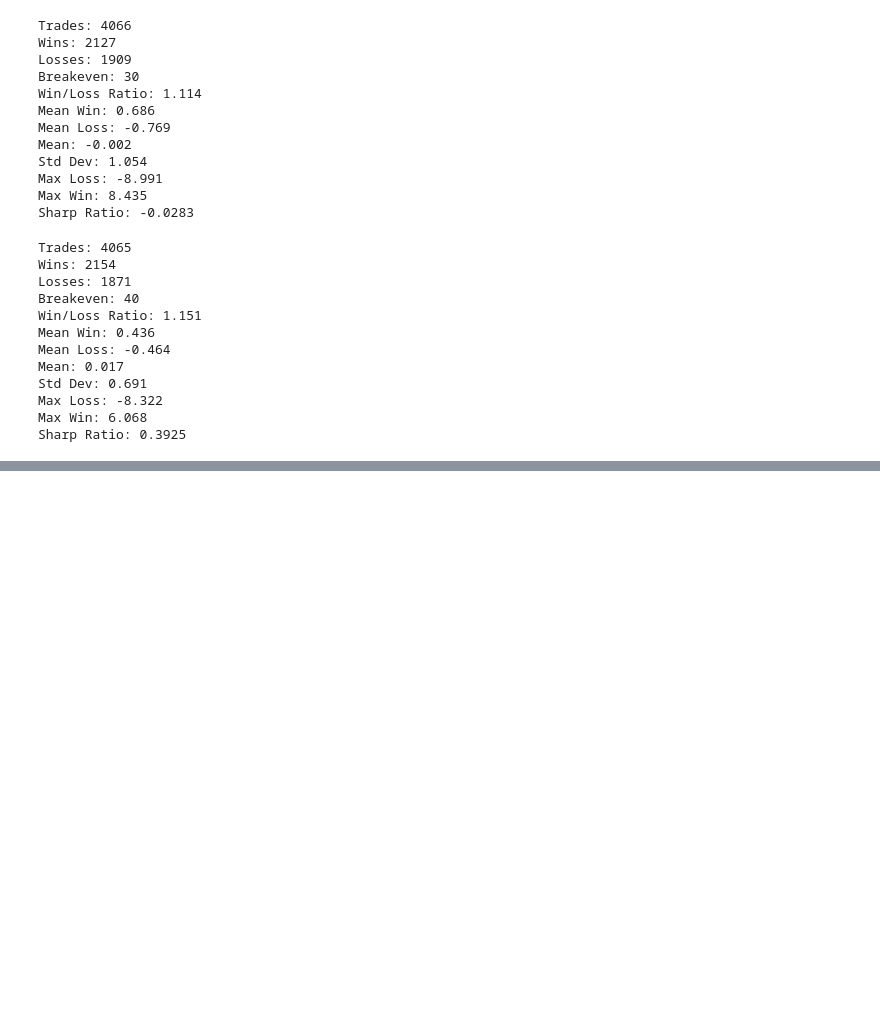
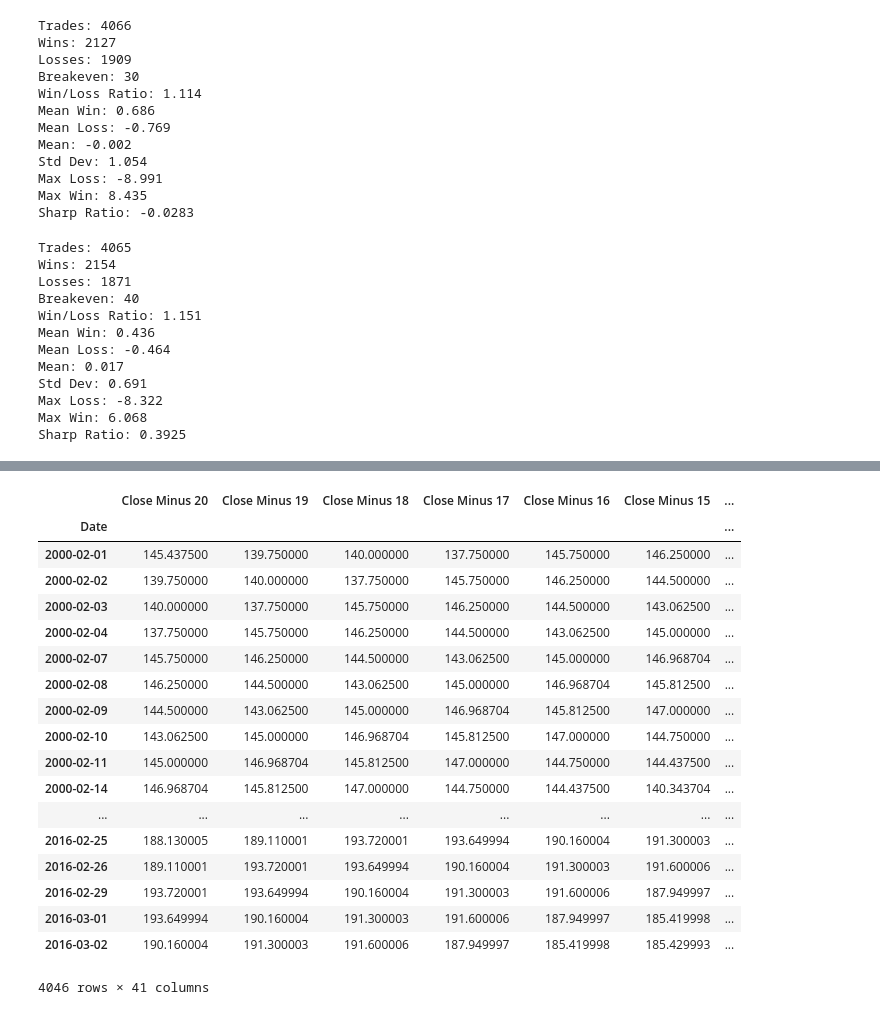
Before and after one commit to bianca4/stockmarketforcasting, a Jupyter notebook: Untitled.ipynb, the cells around one changed output, grey strips where cells are left out. Saved outputs shown, nothing was run; the diff lists cells and outputs as text; code cells hidden in the pictures; blank space fills up the shorter version.

```diff
--- a/Untitled.ipynb
+++ b/Untitled.ipynb
@@ -329,0 +355,23 @@ Sharp Ratio: 0.3925
+# %%
+sp20 = sp20.iloc[:,::-1]
+sp20
+# %% [output]
+|  | Close Minus 20 | Close Minus 19 | Close Minus 18 | Close Minus 17 | Close Minus 16 | Close Minus 15 | ... |
+| Date |  |  |  |  |  |  | ... |
+| 2000-02-01 | 145.437500 | 139.750000 | 140.000000 | 137.750000 | 145.750000 | 146.250000 | ... |
+| 2000-02-02 | 139.750000 | 140.000000 | 137.750000 | 145.750000 | 146.250000 | 144.500000 | ... |
+| 2000-02-03 | 140.000000 | 137.750000 | 145.750000 | 146.250000 | 144.500000 | 143.062500 | ... |
+| 2000-02-04 | 137.750000 | 145.750000 | 146.250000 | 144.500000 | 143.062500 | 145.000000 | ... |
+| 2000-02-07 | 145.750000 | 146.250000 | 144.500000 | 143.062500 | 145.000000 | 146.968704 | ... |
+| 2000-02-08 | 146.250000 | 144.500000 | 143.062500 | 145.000000 | 146.968704 | 145.812500 | ... |
+| 2000-02-09 | 144.500000 | 143.062500 | 145.000000 | 146.968704 | 145.812500 | 147.000000 | ... |
+| 2000-02-10 | 143.062500 | 145.000000 | 146.968704 | 145.812500 | 147.000000 | 144.750000 | ... |
+| 2000-02-11 | 145.000000 | 146.968704 | 145.812500 | 147.000000 | 144.750000 | 144.437500 | ... |
+| 2000-02-14 | 146.968704 | 145.812500 | 147.000000 | 144.750000 | 144.437500 | 140.343704 | ... |
+| ... | ... | ... | ... | ... | ... | ... | ... |
+| 2016-02-25 | 188.130005 | 189.110001 | 193.720001 | 193.649994 | 190.160004 | 191.300003 | ... |
+| 2016-02-26 | 189.110001 | 193.720001 | 193.649994 | 190.160004 | 191.300003 | 191.600006 | ... |
+| 2016-02-29 | 193.720001 | 193.649994 | 190.160004 | 191.300003 | 191.600006 | 187.949997 | ... |
+| 2016-03-01 | 193.649994 | 190.160004 | 191.300003 | 191.600006 | 187.949997 | 185.419998 | ... |
+| 2016-03-02 | 190.160004 | 191.300003 | 191.600006 | 187.949997 | 185.419998 | 185.429993 | ... |
+4046 rows × 41 columns
```
Also changed, not shown: parts of 20 cells of this notebook.
